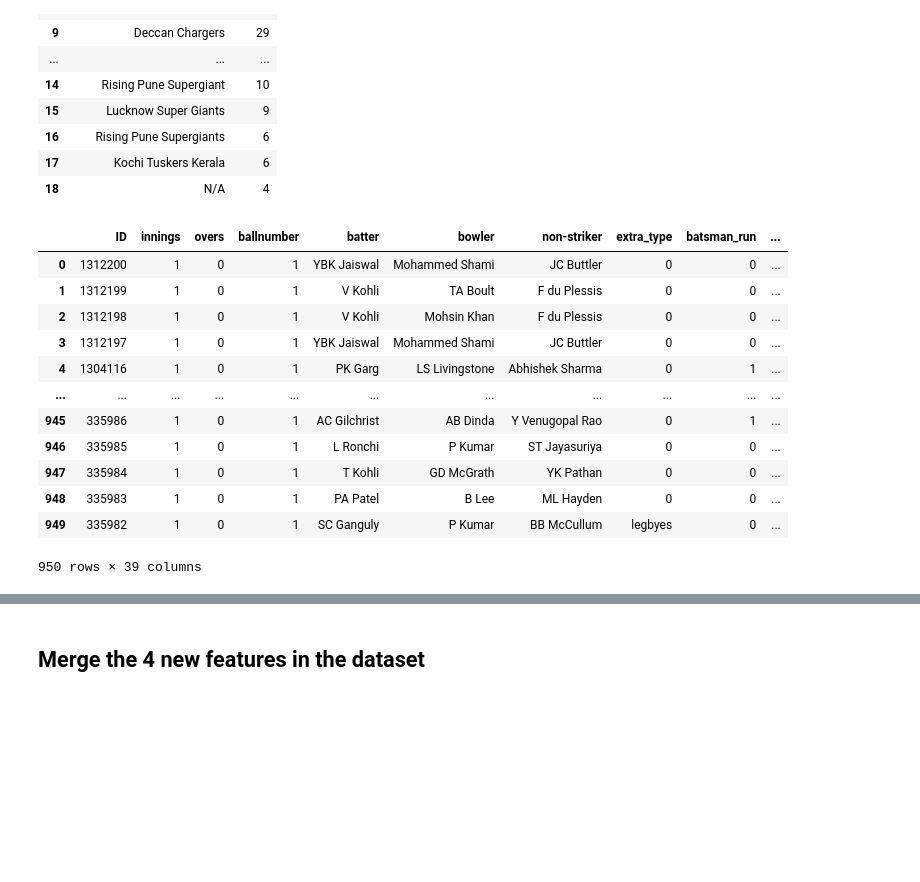
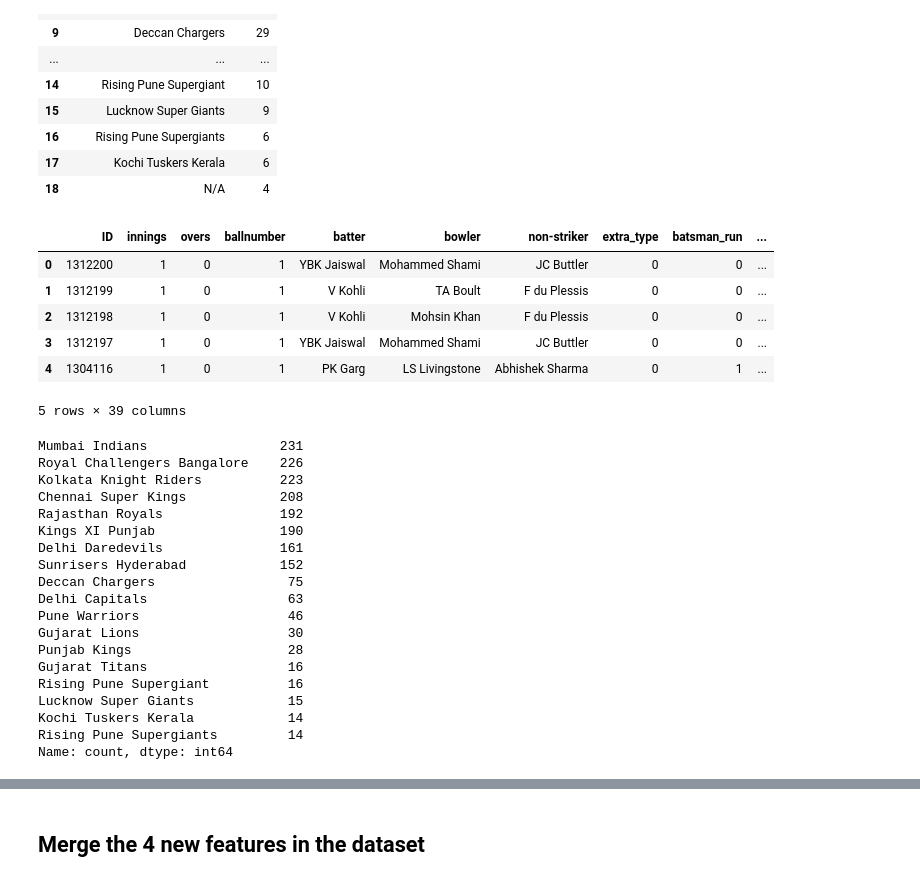
Before and after one commit to patrickevans29/ipl_prediction_model, a Jupyter notebook: notebooks/four_new_features.ipynb, the cells around one changed output, grey strips where cells are left out. Saved outputs shown, nothing was run; the diff lists cells and outputs as text; code cells hidden in the pictures; blank space fills up the shorter version.

```diff
--- a/notebooks/four_new_features.ipynb
+++ b/notebooks/four_new_features.ipynb
@@ -159,18 +158,12 @@ complete_df.rename(columns={'MVP_Count': 'Team2_MVP_appearances'}, inplace=True)
 # Drop columns
 complete_df.drop(['Team_MVP_x', 'Team_MVP_y', 'Team_MVP'], axis=1, inplace=True)
 # %%
-complete_df
+complete_df.head()
 # %% [output]
 |  | ID | innings | overs | ballnumber | batter | bowler | non-striker | extra_type | batsman_run | ... |
 | 0 | 1312200 | 1 | 0 | 1 | YBK Jaiswal | Mohammed Shami | JC Buttler | 0 | 0 | ... |
 | 1 | 1312199 | 1 | 0 | 1 | V Kohli | TA Boult | F du Plessis | 0 | 0 | ... |
 | 2 | 1312198 | 1 | 0 | 1 | V Kohli | Mohsin Khan | F du Plessis | 0 | 0 | ... |
 | 3 | 1312197 | 1 | 0 | 1 | YBK Jaiswal | Mohammed Shami | JC Buttler | 0 | 0 | ... |
 | 4 | 1304116 | 1 | 0 | 1 | PK Garg | LS Livingstone | Abhishek Sharma | 0 | 1 | ... |
-| ... | ... | ... | ... | ... | ... | ... | ... | ... | ... | ... |
-| 945 | 335986 | 1 | 0 | 1 | AC Gilchrist | AB Dinda | Y Venugopal Rao | 0 | 1 | ... |
-| 946 | 335985 | 1 | 0 | 1 | L Ronchi | P Kumar | ST Jayasuriya | 0 | 0 | ... |
-| 947 | 335984 | 1 | 0 | 1 | T Kohli | GD McGrath | YK Pathan | 0 | 0 | ... |
-| 948 | 335983 | 1 | 0 | 1 | PA Patel | B Lee | ML Hayden | 0 | 0 | ... |
-| 949 | 335982 | 1 | 0 | 1 | SC Ganguly | P Kumar | BB McCullum | legbyes | 0 | ... |
-950 rows × 39 columns
+5 rows × 39 columns
@@ -176,0 +176,22 @@ complete_df
+# %%
+total_games.sort_values(ascending=False)
+# %% [output]
+Mumbai Indians                 231
+Royal Challengers Bangalore    226
+Kolkata Knight Riders          223
+Chennai Super Kings            208
+Rajasthan Royals               192
+Kings XI Punjab                190
+Delhi Daredevils               161
+Sunrisers Hyderabad            152
+Deccan Chargers                 75
+Delhi Capitals                  63
+Pune Warriors                   46
+Gujarat Lions                   30
+Punjab Kings                    28
+Gujarat Titans                  16
+Rising Pune Supergiant          16
+Lucknow Super Giants            15
+Kochi Tuskers Kerala            14
+Rising Pune Supergiants         14
+Name: count, dtype: int64
```
Also changed, not shown: parts of 9 cells of this notebook.
